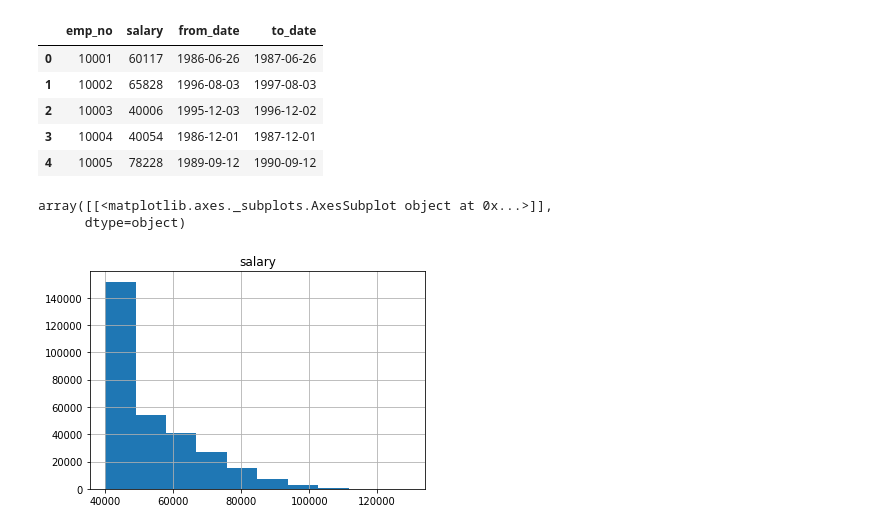
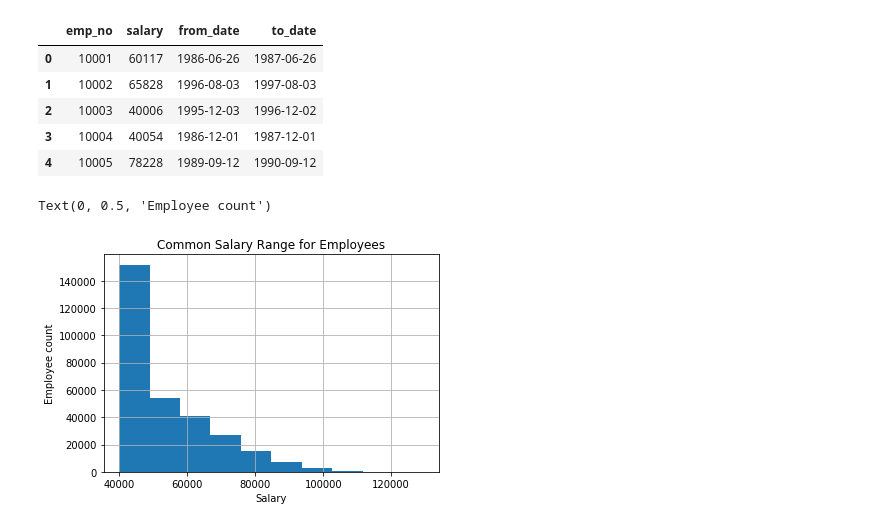
Before and after one commit to rajithabaddam/sql-challenge, a Jupyter notebook: Read_Employee_Data.ipynb, the cells around one changed output. Drawn from its saved outputs; the diff is of its cells as text; code cells hidden in the pictures.

```diff
--- a/Read_Employee_Data.ipynb
+++ b/Read_Employee_Data.ipynb
@@ -27,10 +27,12 @@ salary_data.head()
 | 2 | 10003 | 40006 | 1995-12-03 | 1996-12-02 |
 | 3 | 10004 | 40054 | 1986-12-01 | 1987-12-01 |
 | 4 | 10005 | 78228 | 1989-09-12 | 1990-09-12 |
-# %%
-salary_data.hist(column='salary')
-# %% [output]
-array([[<matplotlib.axes._subplots.AxesSubplot object at 0x...>]],
-      dtype=object)
-[figure, removed]
+# %%
+salary_data.hist(column='salary')
+plt.title("Common Salary Range for Employees")
+plt.xlabel("Salary")
+plt.ylabel("Employee count")
+# %% [output]
+Text(0, 0.5, 'Employee count')
+[figure, added]
 # %%
```
Also changed, not shown: parts of 3 cells of this notebook, 3 other files.
